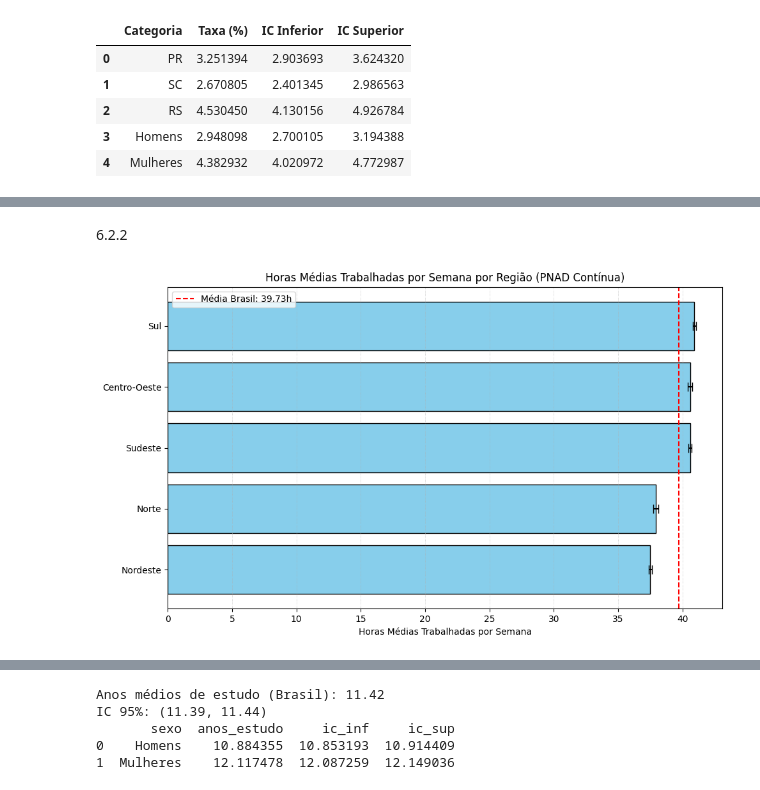
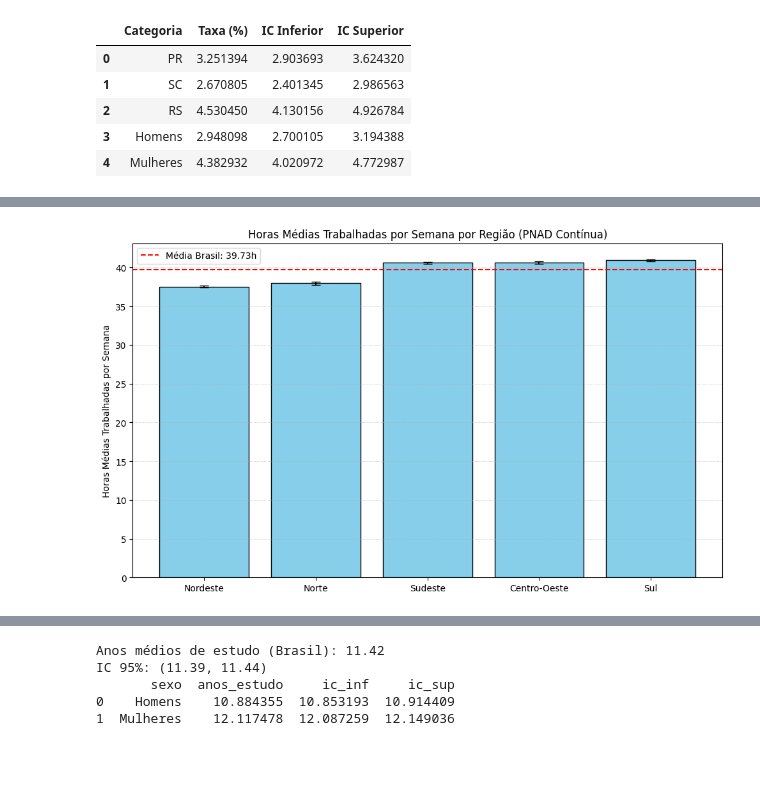
Before and after one commit to Uyris/cdadosaps03parte2, a Jupyter notebook: APS03parte2.ipynb, the cells around one changed output, grey strips where cells are left out. Drawn from its saved outputs; the diff is of its cells as text; code cells hidden in the pictures; blank space fills up the shorter version.

```diff
--- a/APS03parte2.ipynb
+++ b/APS03parte2.ipynb
@@ -285,22 +481,20 @@ IC 95%: (39.66, 39.80)
-# %% [markdown]
-6.2.2
 # %%
 df_resultados = df_resultados.sort_values("media_horas", ascending=True)
 
 plt.figure(figsize=(10, 6))
-plt.barh(df_resultados["regiao"], df_resultados["media_horas"],
-         xerr=[df_resultados["media_horas"] - df_resultados["ic_inf"],
-               df_resultados["ic_sup"] - df_resultados["media_horas"]],
-         capsize=5, color="skyblue", edgecolor="black")
+plt.bar(df_resultados["regiao"], df_resultados["media_horas"],
+        yerr=[df_resultados["media_horas"] - df_resultados["ic_inf"],
+              df_resultados["ic_sup"] - df_resultados["media_horas"]],
+        capsize=5, color="skyblue", edgecolor="black")
 
-# Linha da média nacional
-plt.axvline(media_brasil, color="red", linestyle="--", label=f"Média Brasil: {media_brasil:.2f}h")
+# Linha da média nacional (agora horizontal, no eixo y)
+plt.axhline(media_brasil, color="red", linestyle="--", label=f"Média Brasil: {media_brasil:.2f}h")
 
-plt.xlabel("Horas Médias Trabalhadas por Semana")
+plt.ylabel("Horas Médias Trabalhadas por Semana")
 plt.title("Horas Médias Trabalhadas por Semana por Região (PNAD Contínua)")
 plt.legend()
 plt.tight_layout()
-plt.grid(axis='x', linestyle=':', linewidth=0.5)
+plt.grid(axis='y', linestyle=':', linewidth=0.5)
 plt.show()
 # %% [output]
-[figure, old version]
+[figure, new version]
```
Also changed, not shown: parts of 19 cells of this notebook.
